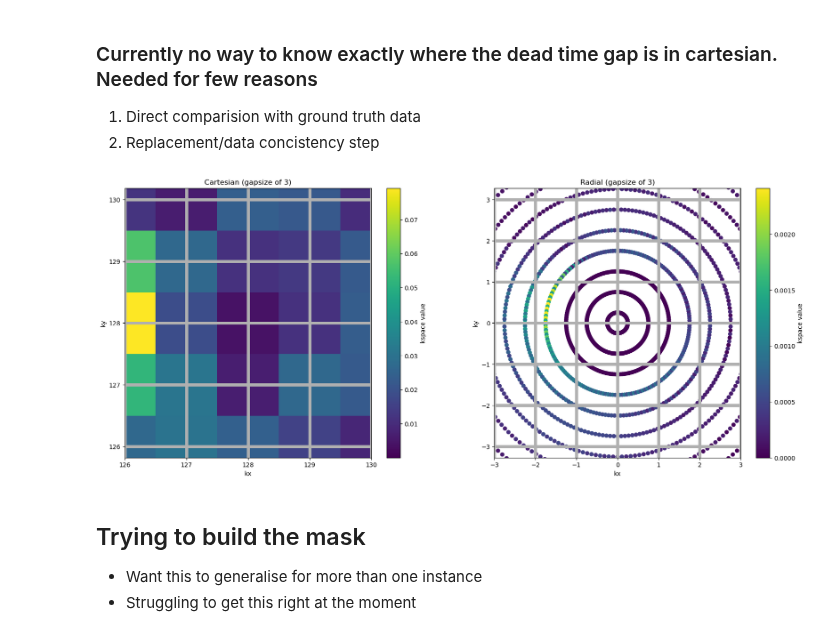
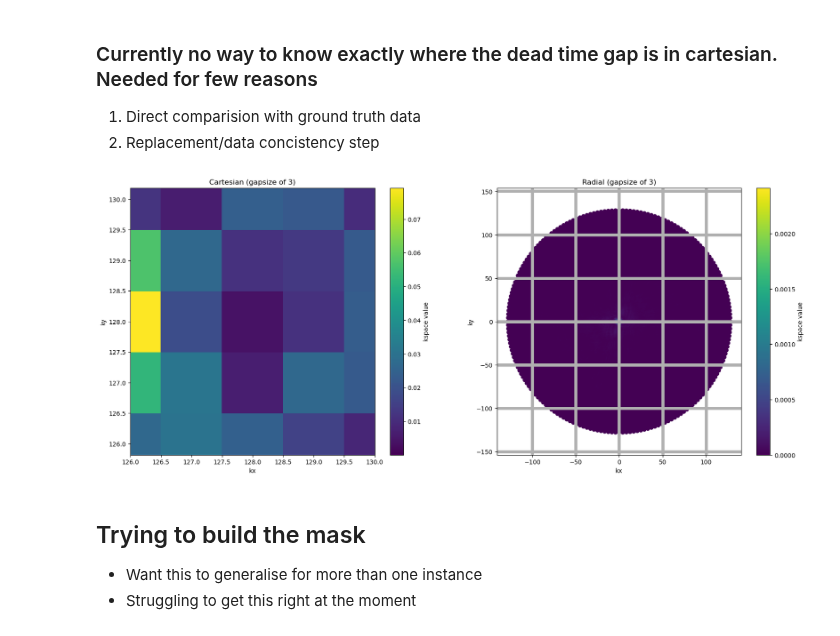
Before and after one commit to aymmulla/MSc-Project-ZTE, a Jupyter notebook: Zimu's Algorith/Algorithm 1 (Without degridding).ipynb, the cells around one changed output. Saved outputs shown, nothing was run; the diff lists cells and outputs as text; code cells hidden in the pictures.

```diff
--- a/Zimu's Algorith/Algorithm 1 (Without degridding).ipynb
+++ b/Zimu's Algorith/Algorithm 1 (Without degridding).ipynb
@@ -48,39 +45,39 @@ cartesian_zte = asm.nufft_gridding(kspace=full_zte_radial_kspace, coords=full_zt
 # %%
 all_coords = full_zte_radial_coords.reshape(-1, 2)
 
 fig, ax = plt.subplots(nrows=1,ncols=2, figsize=(20,8))
 
 
 im = ax[0].imshow(np.abs(cartesian_zte[0]), cmap='viridis', origin='lower')
 fig.colorbar(im, ax=ax[0], label='kspace value')
 
 ax[0].set_title('Cartesian (gapsize of 3)')
 ax[0].set_xlabel('kx')
 ax[0].set_ylabel('ky')
 ax[0].axis('equal')
-ax[0].set_xlim(256/2 - 2,256/2 + 2)
-ax[0].set_ylim(256/2 - 2,256/2 + 2)
-ax[0].grid(visible=True, linewidth=5)
+'''ax[0].set_xlim(256/2 - 2,256/2 + 2)
+ax[0].set_ylim(256/2 - 2,256/2 + 2)'''
+'''ax[0].grid(visible=True, linewidth=5)
 ax[0].xaxis.set_major_locator(plt.MultipleLocator(1))
-ax[0].yaxis.set_major_locator(plt.MultipleLocator(1))
+ax[0].yaxis.set_major_locator(plt.MultipleLocator(1))'''
 
 
 im1 = ax[1].scatter(all_coords[:, 1], all_coords[:, 0], c=np.abs(full_zte_radial_kspace[0]), cmap='viridis')
 #im1 = ax[1].imshow(np.abs(zte_radialkspace[0]), cmap='viridis', origin='lower')
-fig.colorbar(im1, ax=ax[1], label='kspace value')
+fig.colorbar(im1, ax=ax[1], label='kspace value')x
 ax[1].set_title('Radial (gapsize of 3)')
 ax[1].set_xlabel('kx')
 ax[1].set_ylabel('ky')
 ax[1].axis('equal')
 ax[1].grid(visible=True, linewidth=5)
-ax[1].xaxis.set_major_locator(plt.MultipleLocator(1))
+'''ax[1].xaxis.set_major_locator(plt.MultipleLocator(1))
 ax[1].yaxis.set_major_locator(plt.MultipleLocator(1))
 
 ax[1].set_xlim(0 - 3,0 + 3)
-ax[1].set_ylim(0 - 3,0 + 3)
+ax[1].set_ylim(0 - 3,0 + 3)'''
 plt.show()
 # %% [output]
-[figure, old version]
+[figure, new version]
 # %% [markdown]
 ## Trying to build the mask
 - Want this to generalise for more than one instance
```
Also changed, not shown: parts of 2 cells of this notebook, 6 other files.
